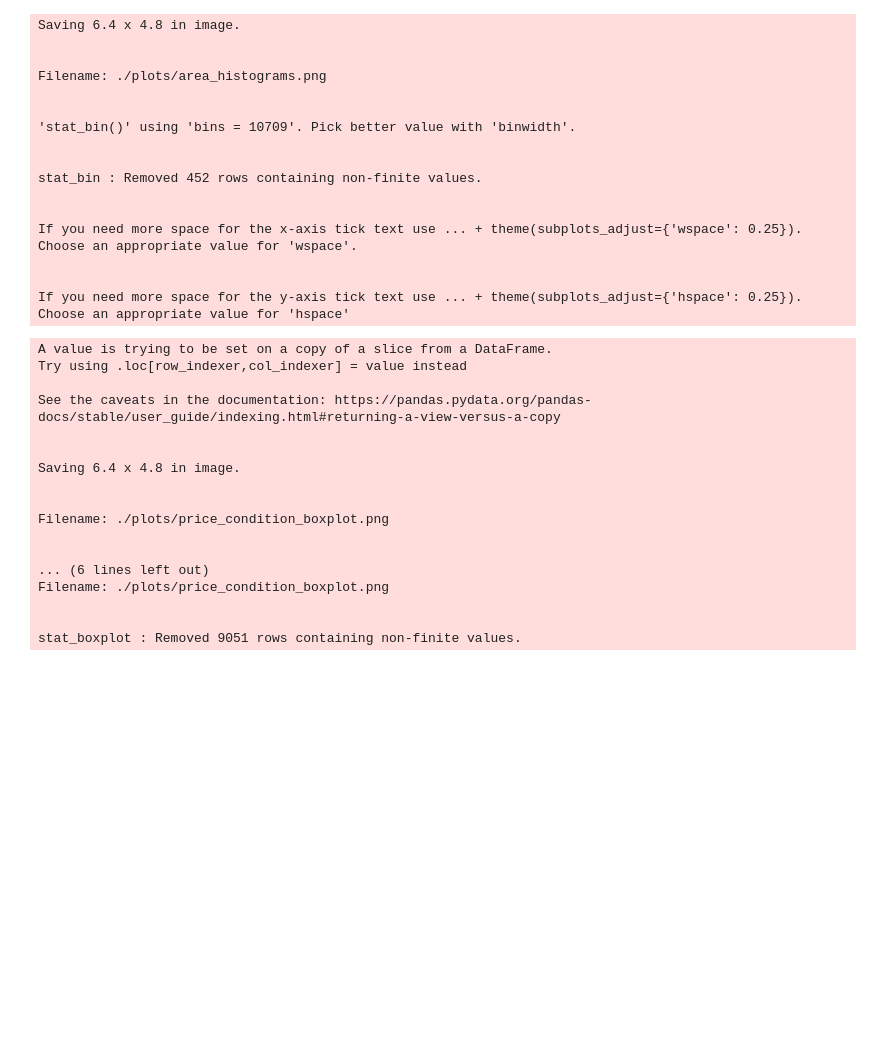
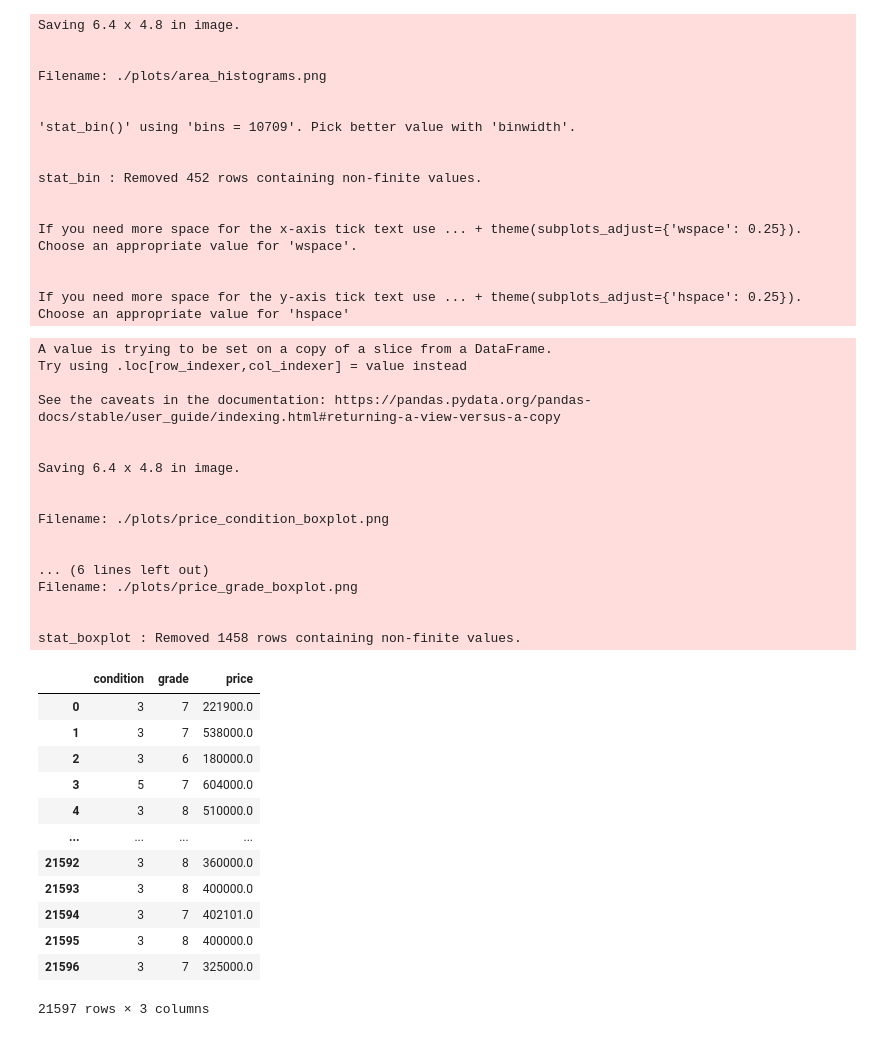
Before and after one commit to Gunnar-Oeh/ds-eda-project-gunnar-oeh, a Jupyter notebook: data_cleaning.ipynb, the cells around one changed output. Cells and saved outputs as stored; diff of their text form; code cells hidden in the pictures; blank space fills up the shorter version.

```diff
--- a/data_cleaning.ipynb
+++ b/data_cleaning.ipynb
@@ -174,33 +174,47 @@ df_hs.loc[:,ind].describe().round (0) ### Reasonable ratings and price
 ### Boxplot for both variables condition and grade against price
 df_condgrpr = df_hs.loc[:,ind]
 df_condgrpr.loc[:,["condition", "grade"]] = df_condgrpr.loc[:,["condition", "grade"]].astype("str")
 
 
 P2 = ggplot (df_condgrpr, aes (x = "condition", y = "price")) + geom_boxplot() + ylim([0,500000])
 P2
 ggsave (P2, "./plots/price_condition_boxplot.png", dpi = 150)
 
 P3 = ggplot (df_condgrpr, aes (x = "grade", y = "price")) + geom_boxplot() + ylim([0,1000000])
 P3
-ggsave (P2, "./plots/price_condition_boxplot.png", dpi = 150)
+ggsave (P3, "./plots/price_grade_boxplot.png", dpi = 150)
 
 ### The higher the condition, the more right skewed and the higher the price
 ### The higher the grade, the higher the price
+df_condgrpr
 # %% [output]
 A value is trying to be set on a copy of a slice from a DataFrame.
 Try using .loc[row_indexer,col_indexer] = value instead
 
 See the caveats in the documentation: https://pandas.pydata.org/pandas-docs/stable/user_guide/indexing.html#returning-a-view-versus-a-copy
 
 
 Saving 6.4 x 4.8 in image.
 
 
 Filename: ./plots/price_condition_boxplot.png
 
 
 ... (6 lines left out)
-Filename: ./plots/price_condition_boxplot.png
+Filename: ./plots/price_grade_boxplot.png
 
 
-stat_boxplot : Removed 9051 rows containing non-finite values.
+stat_boxplot : Removed 1458 rows containing non-finite values.
+|  | condition | grade | price |
+| 0 | 3 | 7 | 221900.0 |
+| 1 | 3 | 7 | 538000.0 |
+| 2 | 3 | 6 | 180000.0 |
+| 3 | 5 | 7 | 604000.0 |
+| 4 | 3 | 8 | 510000.0 |
+| ... | ... | ... | ... |
+| 21592 | 3 | 8 | 360000.0 |
+| 21593 | 3 | 8 | 400000.0 |
+| 21594 | 3 | 7 | 402101.0 |
+| 21595 | 3 | 8 | 400000.0 |
+| 21596 | 3 | 7 | 325000.0 |
+21597 rows × 3 columns
```
Also changed, not shown: parts of 3 cells of this notebook, 2 other files.
